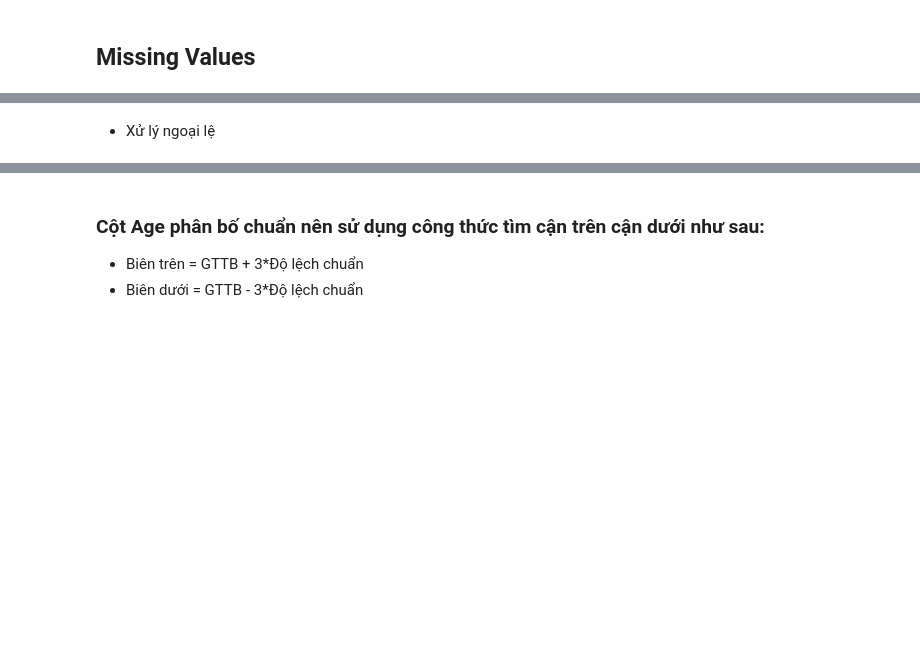
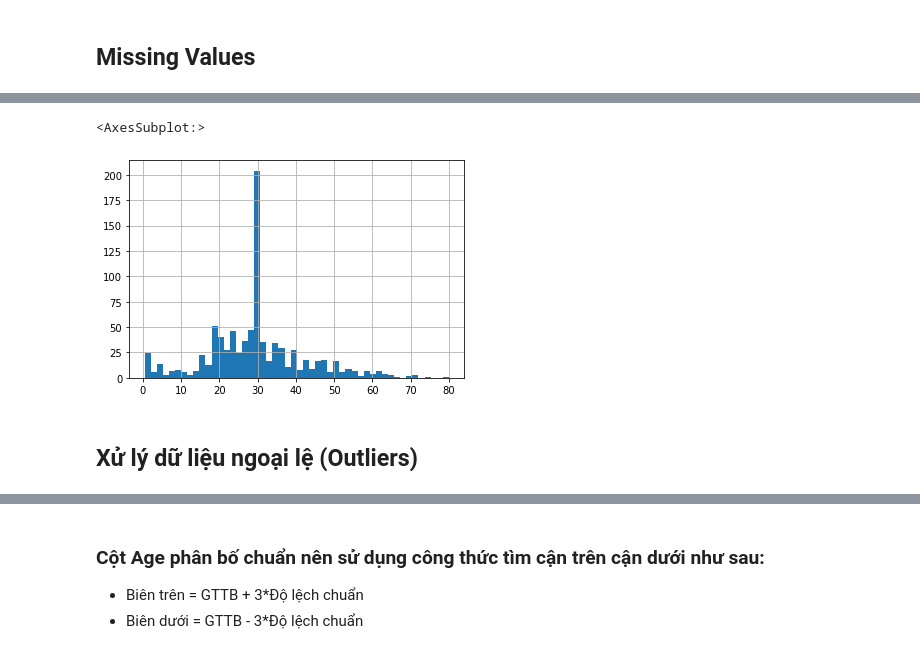
Before and after one commit to PikaPika0710/data_science, a Jupyter notebook: coding_/chapter_5_exercises/102190298_TranCongViet.ipynb, the cells around one changed output, grey strips where cells are left out. Cells and saved outputs as stored; diff of their text form; code cells hidden in the pictures; blank space fills up the shorter version.

```diff
--- a/coding_/chapter_5_exercises/102190298_TranCongViet.ipynb
+++ b/coding_/chapter_5_exercises/102190298_TranCongViet.ipynb
@@ -110,2 +186,8 @@ def pdf(old_data, new_data):
+# %%
+# Histogram của biến Age sau khi thay Nah bằng Median
+df['Age_mean'].hist(bins=50)
+# %% [output]
+<AxesSubplot:>
+[figure, added]
 # %% [markdown]
-* Xử lý ngoại lệ
+## Xử lý dữ liệu ngoại lệ (Outliers)
```
Also changed, not shown: parts of 59 cells of this notebook.
